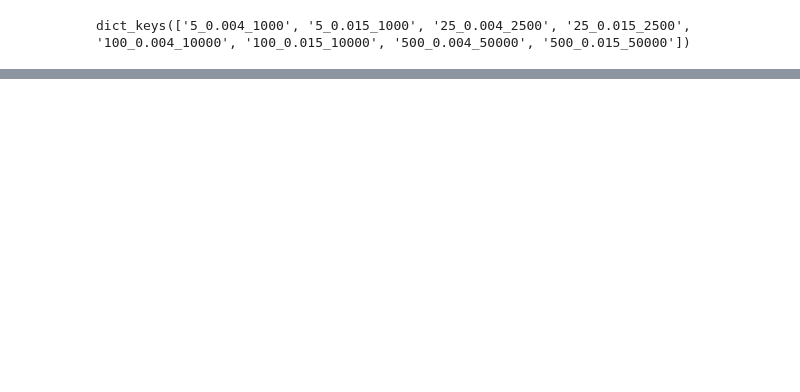
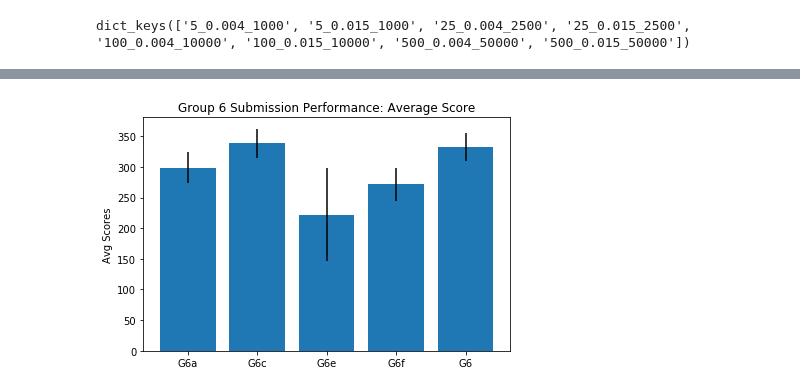
Before and after one commit to sidhiadkoli/TravelingSailsmanGrp6, a Jupyter notebook: resultsAnalysis.ipynb, the cells around one changed output, grey strips where cells are left out. Saved outputs shown, nothing was run; the diff lists cells and outputs as text; code cells hidden in the pictures; blank space fills up the shorter version.

Commit message:
results for our own player versions

```diff
--- a/resultsAnalysis.ipynb
+++ b/resultsAnalysis.ipynb
@@ -345,0 +360,11 @@ np.max(y) + np.max(y)*.25
+# %%
+playerKeys = ['g1_score', 'g2_score', 'g3_score',
+        'g4_score', 'g5_score', 'g6_score']
+colnames = resultsDict.keys()
+nWinsMatrix = np.ones(shape = [len(resultsDict.keys()), 6])*-1
+for rowIdx, key in enumerate(resultsDict.keys()):
+#     configSummary = resultsSummaryDict[key]
+    for colIdx, player in enumerate(playerKeys):
+        nWinsMatrix[rowIdx, colIdx] = resultsSummaryDict[key][player]['wins']
+fracWins = nWinsMatrix/np.sum(nWinsMatrix, axis = 1, keepdims = True)
+fracWins = fracWins.round(decimals = 2)
@@ -345,0 +384,5 @@ np.max(y) + np.max(y)*.25
+# %%
+def dd():
+    return defaultdict(list)
+with open('player6Tourn_T100_N500.pkl', 'rb') as pFile:
+    tournDict = pickle.load(pFile)
@@ -345,0 +409,36 @@ np.max(y) + np.max(y)*.25
+# %%
+playerKeys = ['g6a', 'g6c', 'g6e', 'g6f', 'g6']
+
+
+
+xAxis = ['G6a', 'G6c', 'G6e', 'G6f', 'G6']
+
+y = np.ones(shape = [len(playerKeys)])*-1
+x = np.arange(len(playerKeys))
+std = np.ones(shape = [len(playerKeys)])*-1
+fracWins = np.ones(shape = [len(playerKeys)])*-1
+# nWins = np.ones(shape = [len(xAxisKeys)])*-1
+# fracWins = np.ones(shape = [len(xAxisKeys)])*-1
+for idx, key in enumerate(playerKeys):
+    y[idx] = tournDict[key]['avg']
+    std[idx] = tournDict[key]['std']
+    fracWins[idx] = tournDict[key]['fracWins']
+
+#         nWins[idx] = configResultsDict[key]['wins']
+# fracWins = nWins/np.sum(nWins)
+plt.bar(x, y, yerr = std, color = '#1f77b4')
+plt.ylabel('Avg Scores')
+plt.title("Group 6 Submission Performance: Average Score")
+plt.xticks(x, xAxis)
+plt.tight_layout()
+#     print(y)
+# if rescaleBool:
+#     plt.ylim((np.min(y) - np.min(y)*.15), (np.max(y) + np.max(y)*.15))
+# plt.yticks(np.arange(0, 81, 10))
+# plt.legend((p1[0], p2[0]), ('Men', 'Women'))
+
+#     plt.show()
+plt.savefig('img/AvgScoresG6Tournament.png',dpi = 300)
+# return(np.array(xAxis)[np.argsort(y)][::-1], np.sort(y)[::-1])
+# %% [output]
+[figure, added]
```
Also changed, not shown: parts of 16 cells of this notebook, 3 other files.
